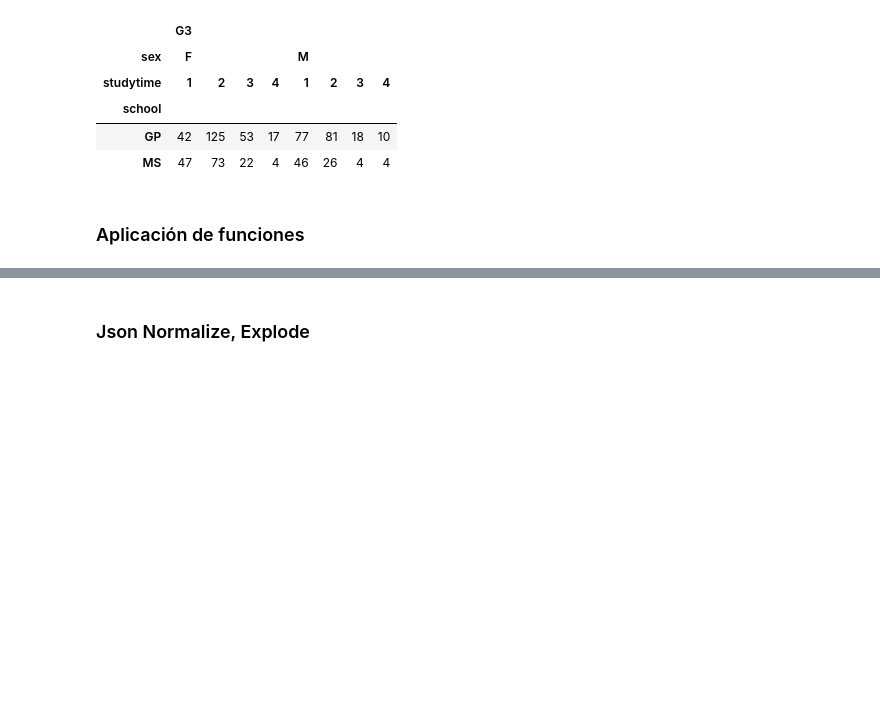
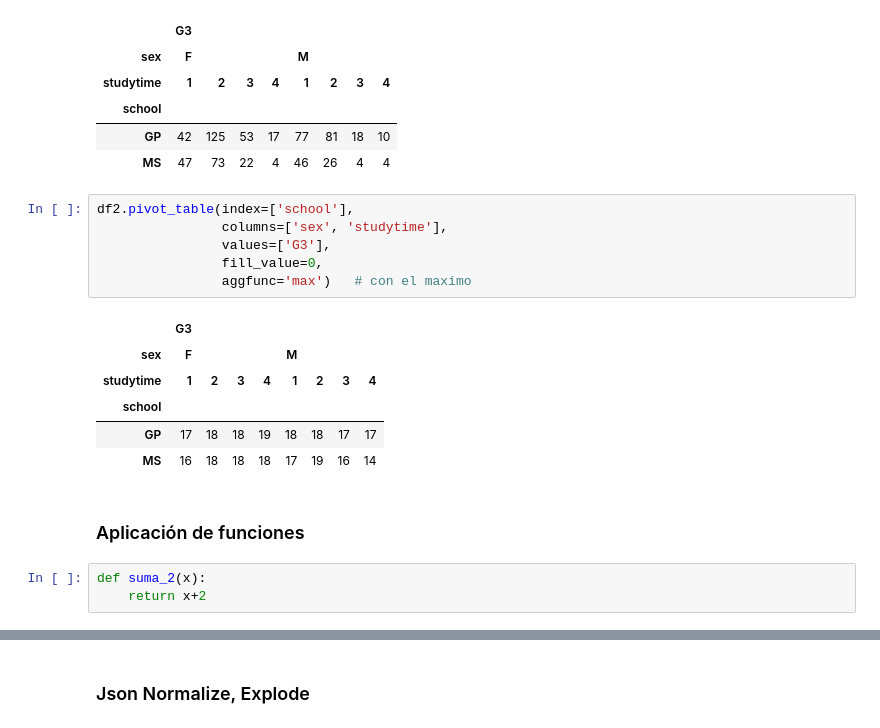
Before and after one commit to Ironhack-Data-Madrid-Abril-2021/Material_Clase, a Jupyter notebook: semana_2/2.1 - Pandas Deepdive.ipynb, the cells around one changed output, grey strips where cells are left out. Saved outputs shown, nothing was run; the diff lists cells and outputs as text; blank space fills up the shorter version.

```diff
--- a/semana_2/2.1 - Pandas Deepdive.ipynb
+++ b/semana_2/2.1 - Pandas Deepdive.ipynb
@@ -615,5 +615,21 @@ df2.pivot_table(index=['school'],
 | school |  |  |  |  |  |  |  |  |
 | GP | 42 | 125 | 53 | 17 | 77 | 81 | 18 | 10 |
 | MS | 47 | 73 | 22 | 4 | 46 | 26 | 4 | 4 |
+# %%
+df2.pivot_table(index=['school'],
+                columns=['sex', 'studytime'],
+                values=['G3'],
+                fill_value=0,
+                aggfunc='max')   # con el maximo
+# %% [output]
+|  | G3 |  |  |  |  |  |  |  |
+| sex | F |  |  |  | M |  |  |  |
+| studytime | 1 | 2 | 3 | 4 | 1 | 2 | 3 | 4 |
+| school |  |  |  |  |  |  |  |  |
+| GP | 17 | 18 | 18 | 19 | 18 | 18 | 17 | 17 |
+| MS | 16 | 18 | 18 | 18 | 17 | 19 | 16 | 14 |
 # %% [markdown]
 ### Aplicación de funciones
+# %%
+def suma_2(x):
+    return x+2
```
Also changed, not shown: parts of 1 cell of this notebook.
